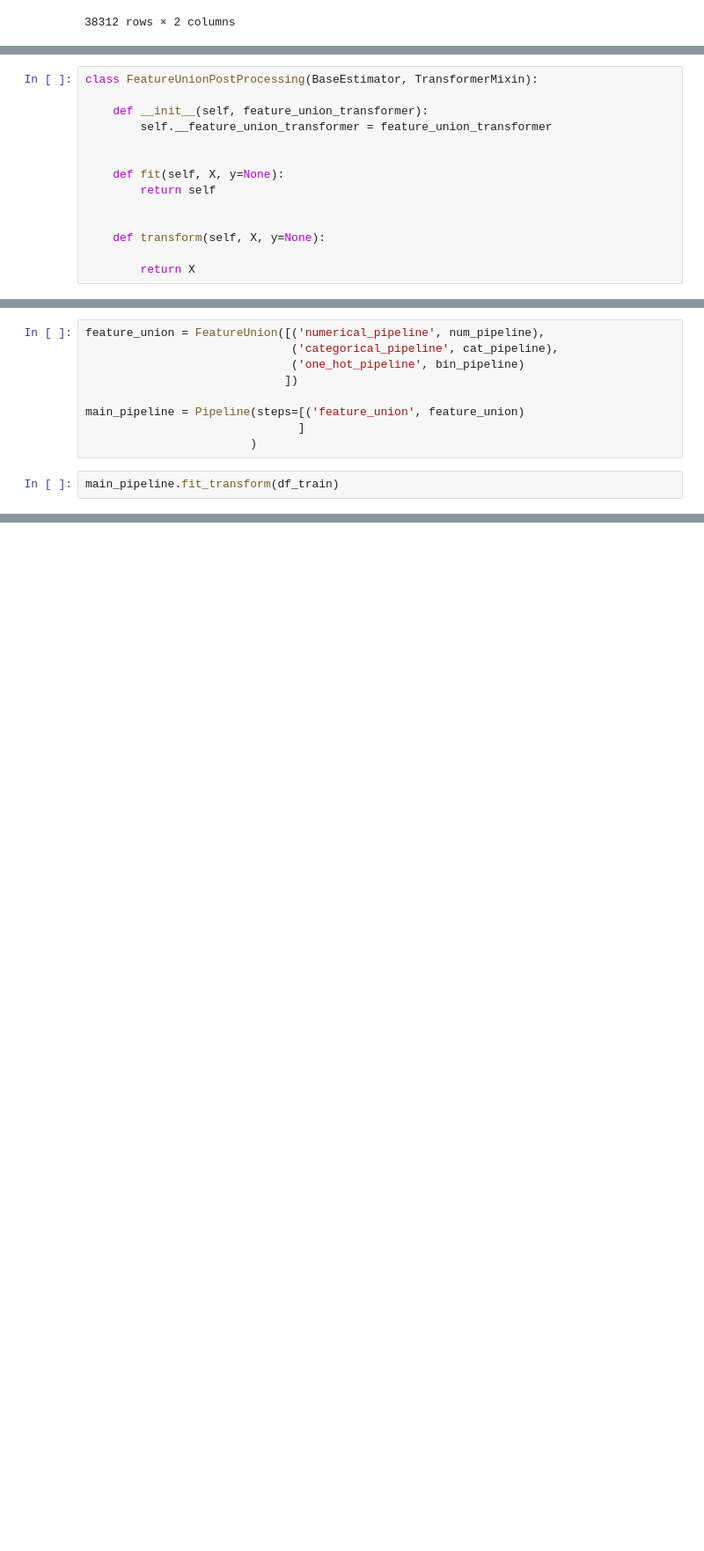
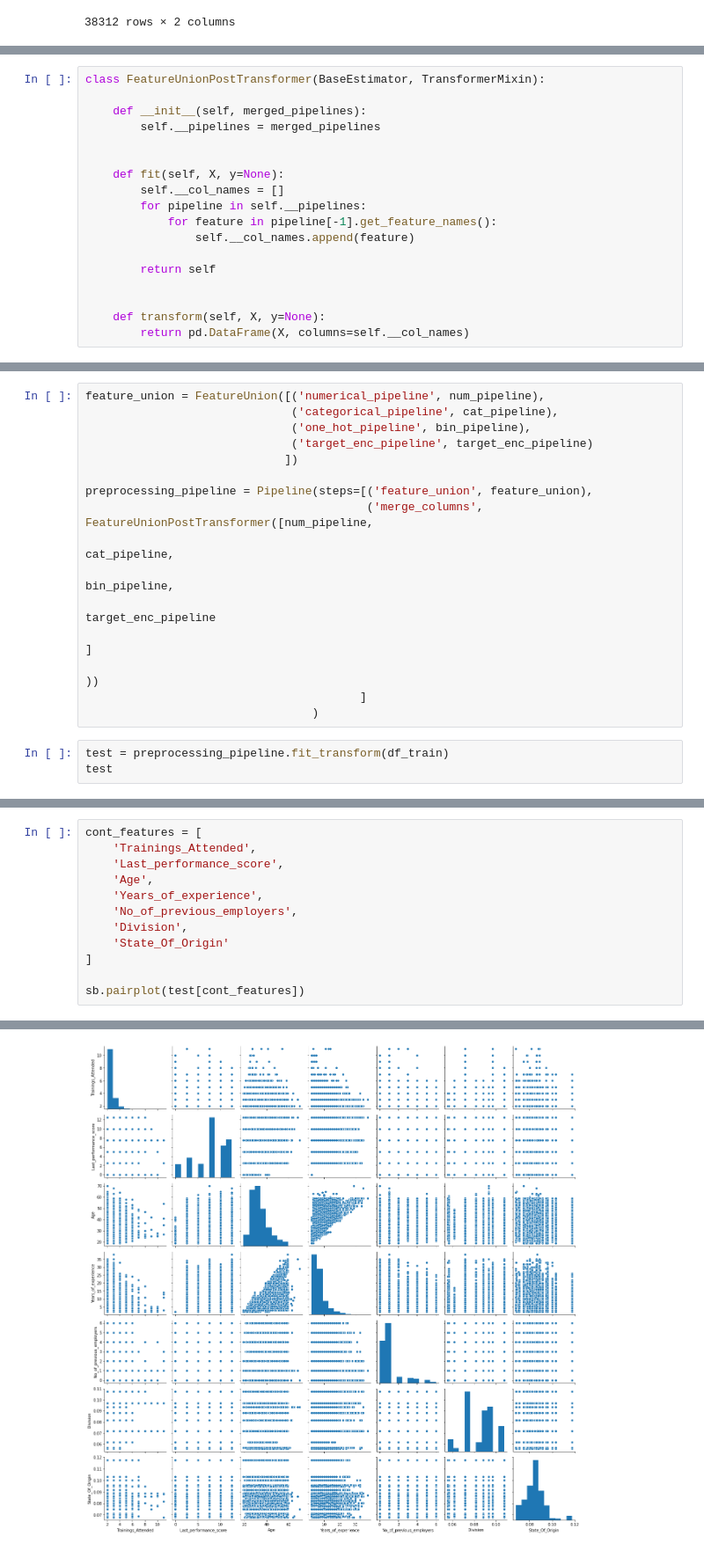
Before and after one commit to tizycki/intercampusai2019, a Jupyter notebook: data_exploration.ipynb, the cells around one changed output, grey strips where cells are left out. Shown at 88% size. Saved outputs shown, nothing was run; the diff lists cells and outputs as text; blank space fills up the shorter version.

```diff
--- a/data_exploration.ipynb
+++ b/data_exploration.ipynb
@@ -392,14 +456,18 @@ Previous_IntraDepartmental_Movement      ['No' 'Yes']
 # %%
-class FeatureUnionPostProcessing(BaseEstimator, TransformerMixin):
+class FeatureUnionPostTransformer(BaseEstimator, TransformerMixin):
 
-    def __init__(self, feature_union_transformer):
-        self.__feature_union_transformer = feature_union_transformer
+    def __init__(self, merged_pipelines):
+        self.__pipelines = merged_pipelines
 
 
     def fit(self, X, y=None):
+        self.__col_names = []
+        for pipeline in self.__pipelines:
+            for feature in pipeline[-1].get_feature_names():
+                self.__col_names.append(feature)
+
         return self
 
 
     def transform(self, X, y=None):
-
-        return X
+        return pd.DataFrame(X, columns=self.__col_names)
@@ -406,12 +502,20 @@ class FeatureUnionPostProcessing(BaseEstimator, TransformerMixin):
 # %%
 feature_union = FeatureUnion([('numerical_pipeline', num_pipeline),
                               ('categorical_pipeline', cat_pipeline),
-                              ('one_hot_pipeline', bin_pipeline)
+                              ('one_hot_pipeline', bin_pipeline),
+                              ('target_enc_pipeline', target_enc_pipeline)
                              ])
 
-main_pipeline = Pipeline(steps=[('feature_union', feature_union)
-                               ]
-                        )
+preprocessing_pipeline = Pipeline(steps=[('feature_union', feature_union),
+                                         ('merge_columns', FeatureUnionPostTransformer([num_pipeline,
+                                                                                        cat_pipeline,
+                                                                                        bin_pipeline,
+                                                                                        target_enc_pipeline
+                                                                                       ]
+                                                                                      ))
+                                        ]
+                                 )
 # %%
-main_pipeline.fit_transform(df_train)
+test = preprocessing_pipeline.fit_transform(df_train)
+test
 # %% [output]
@@ -434,0 +535,13 @@ AttributeError: Transformer numerical_pipeline (type Pipeline) does not provide
+# %%
+cont_features = [
+    'Trainings_Attended',
+    'Last_performance_score',
+    'Age',
+    'Years_of_experience',
+    'No_of_previous_employers',
+    'Division',
+    'State_Of_Origin'
+]
+
+sb.pairplot(test[cont_features])
+# %% [output]
@@ -434,0 +549 @@ AttributeError: Transformer numerical_pipeline (type Pipeline) does not provide
+[figure, added]
```
Also changed, not shown: parts of 24 cells of this notebook.
